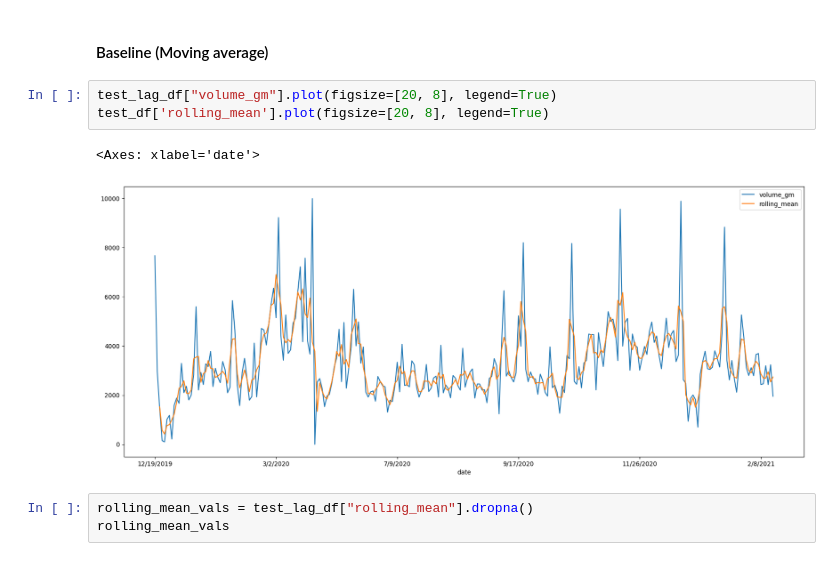
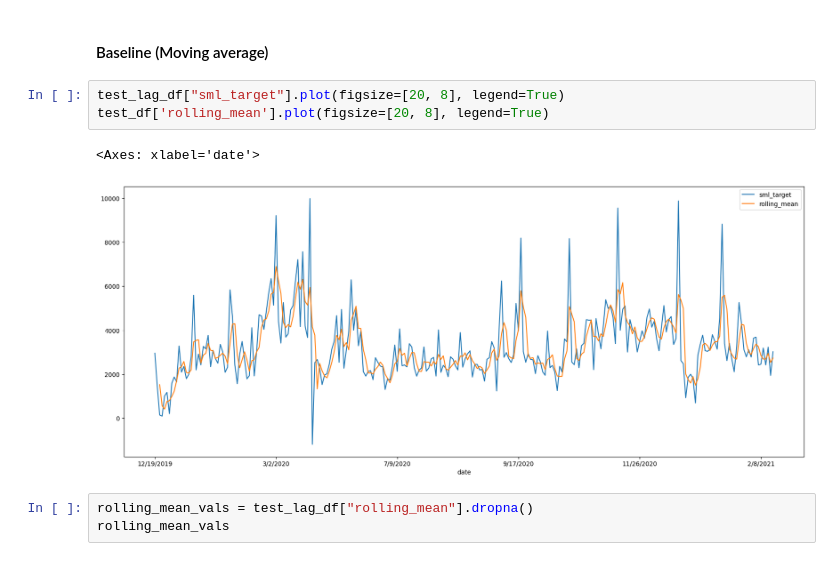
Before and after one commit to p4treina/trade_volume_prediction, a Jupyter notebook: notebooks/3-model-comparisons.ipynb, the cells around one changed output. Cells and saved outputs as stored; diff of their text form.

```diff
--- a/notebooks/3-model-comparisons.ipynb
+++ b/notebooks/3-model-comparisons.ipynb
@@ -442,11 +481,11 @@ test_lag_df
 # %% [markdown]
 #### Baseline (Moving average)
 # %%
-test_lag_df["volume_gm"].plot(figsize=[20, 8], legend=True)
+test_lag_df["sml_target"].plot(figsize=[20, 8], legend=True)
 test_df['rolling_mean'].plot(figsize=[20, 8], legend=True)
 # %% [output]
 <Axes: xlabel='date'>
-[figure, old version]
+[figure, new version]
 # %%
 rolling_mean_vals = test_lag_df["rolling_mean"].dropna()
 rolling_mean_vals
```
Also changed, not shown: parts of 18 cells of this notebook, 7 other files.
